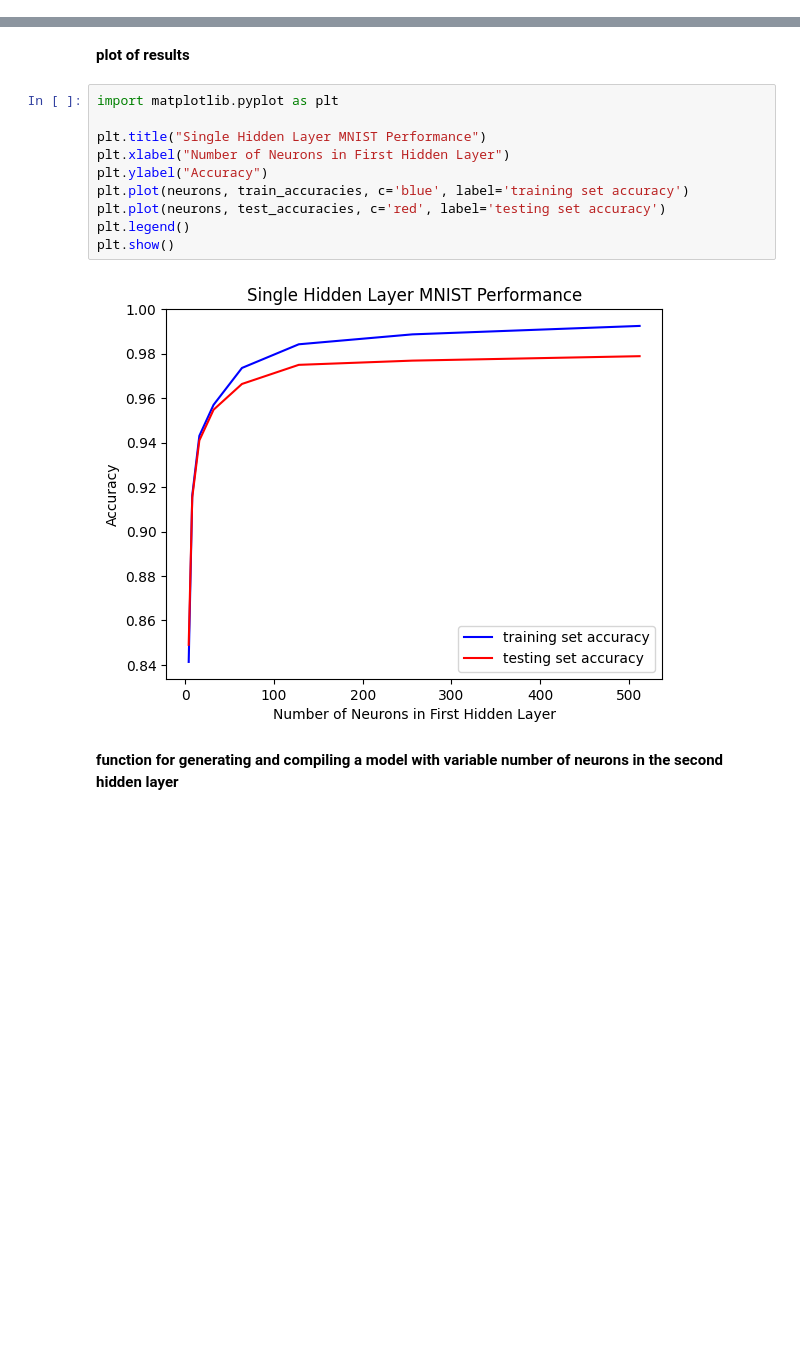
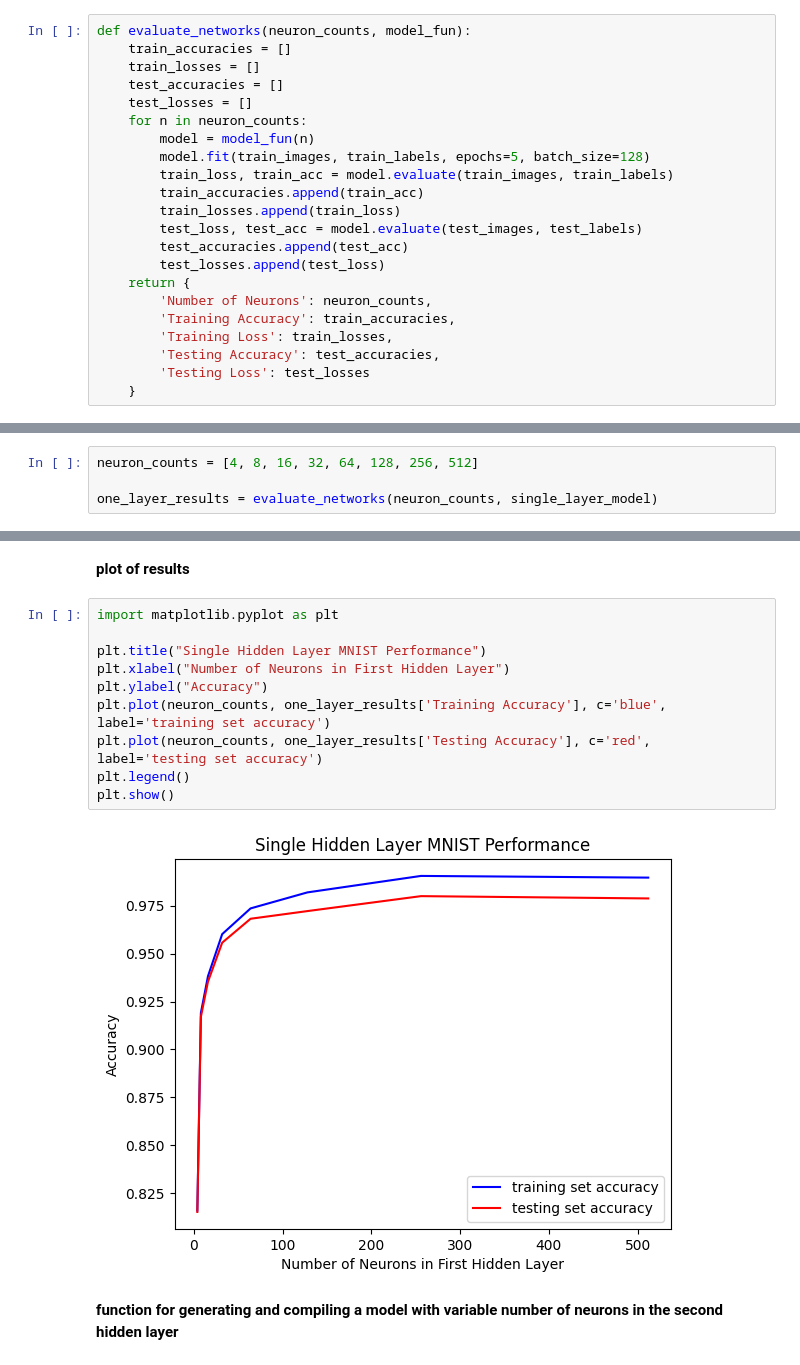
Before and after one commit to kumj2028/CSEN-5350-Application-of-Neural-Networks, a Jupyter notebook: homework3/homework3.ipynb, the cells around one changed output, grey strips where cells are left out. Cells and saved outputs as stored; diff of their text form; blank space fills up the shorter version.

```diff
--- a/homework3/homework3.ipynb
+++ b/homework3/homework3.ipynb
@@ -46,2 +53,24 @@ def single_layer_model(neurons):
+# %%
+def evaluate_networks(neuron_counts, model_fun):
+    train_accuracies = []
+    train_losses = []
+    test_accuracies = []
+    test_losses = []
+    for n in neuron_counts:
+        model = model_fun(n)
+        model.fit(train_images, train_labels, epochs=5, batch_size=128)
+        train_loss, train_acc = model.evaluate(train_images, train_labels)
+        train_accuracies.append(train_acc)
+        train_losses.append(train_loss)
+        test_loss, test_acc = model.evaluate(test_images, test_labels)
+        test_accuracies.append(test_acc)
+        test_losses.append(test_loss)
+    return {
+        'Number of Neurons': neuron_counts,
+        'Training Accuracy': train_accuracies,
+        'Training Loss': train_losses,
+        'Testing Accuracy': test_accuracies,
+        'Testing Loss': test_losses
+    }
 # %% [markdown]
 **generate models from 4 neurons up to 512, evaluate them, and store the results**
@@ -94,0 +77,4 @@ Epoch 5/5
+# %%
+neuron_counts = [4, 8, 16, 32, 64, 128, 256, 512]
+
+one_layer_results = evaluate_networks(neuron_counts, single_layer_model)
@@ -120,15 +137,15 @@ print(df1)
 # %%
 import matplotlib.pyplot as plt
 
 plt.title("Single Hidden Layer MNIST Performance")
 plt.xlabel("Number of Neurons in First Hidden Layer")
 plt.ylabel("Accuracy")
-plt.plot(neurons, train_accuracies, c='blue', label='training set accuracy')
-plt.plot(neurons, test_accuracies, c='red', label='testing set accuracy')
+plt.plot(neuron_counts, one_layer_results['Training Accuracy'], c='blue', label='training set accuracy')
+plt.plot(neuron_counts, one_layer_results['Testing Accuracy'], c='red', label='testing set accuracy')
 plt.legend()
 plt.show()
 # %% [output]
-[figure, old version]
+[figure, new version]
 # %% [markdown]
 **function for generating and compiling a model with variable number of neurons in the second hidden layer**
 # %%
```
Also changed, not shown: parts of 15 cells of this notebook.
